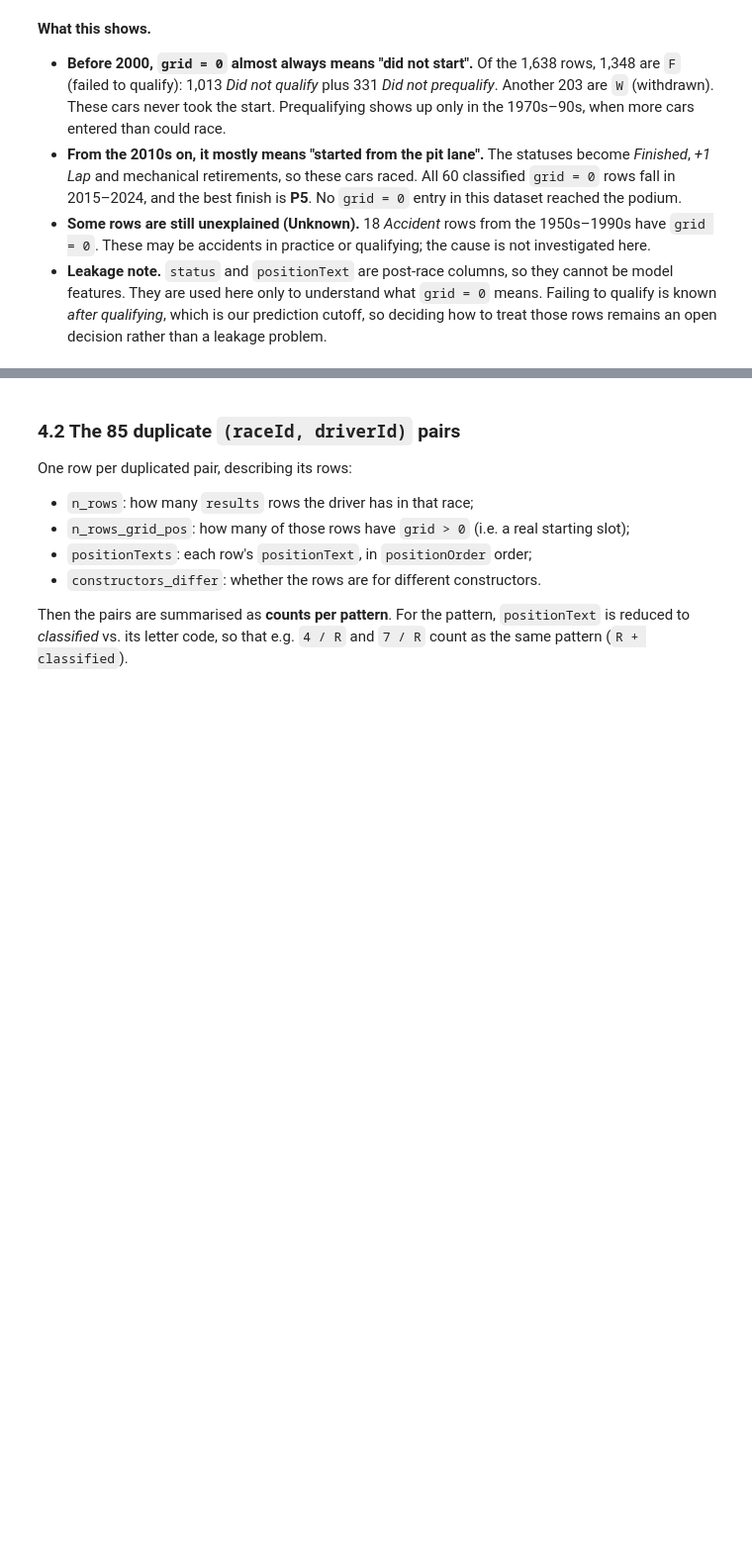
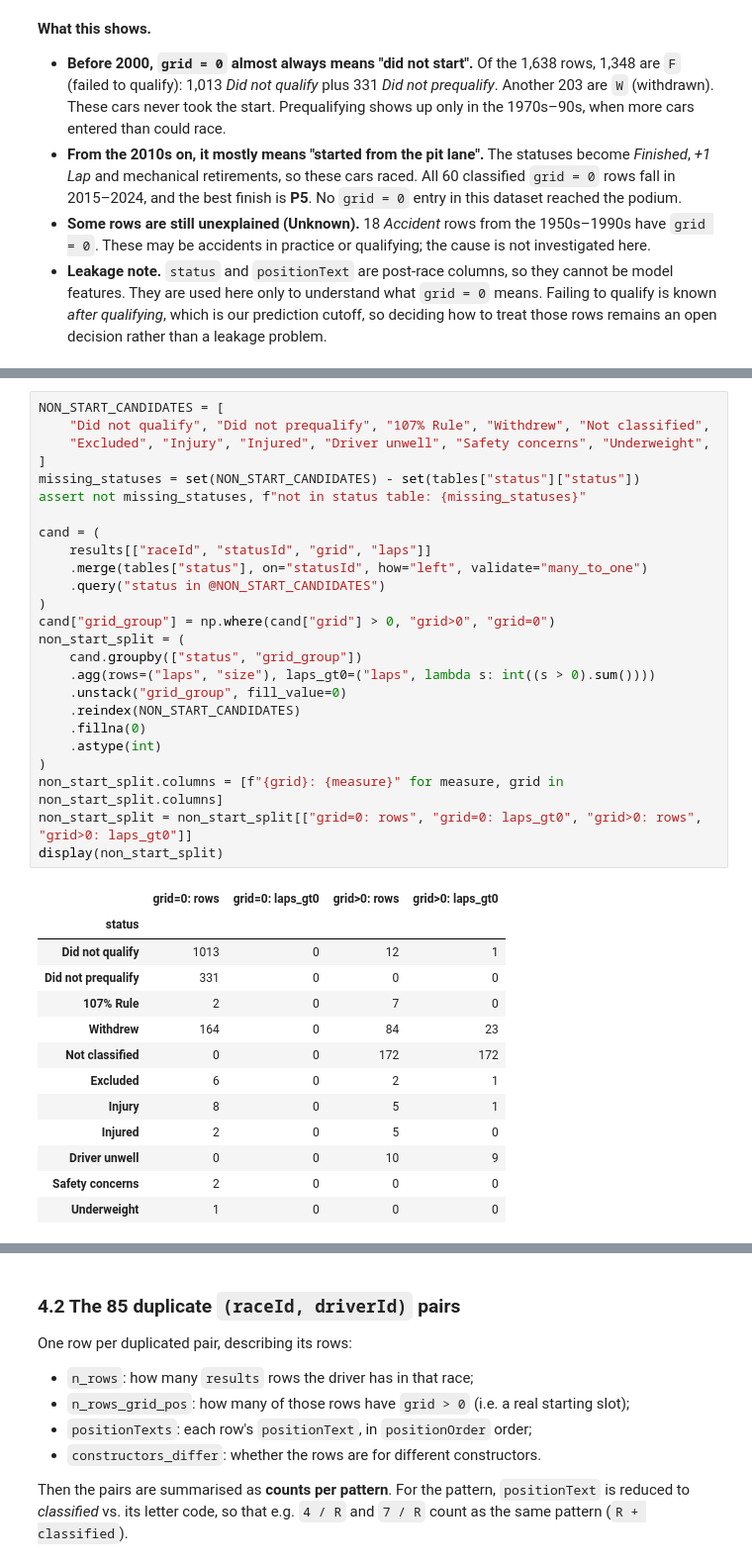
Before and after one commit to YShimy/f1-podium, a Jupyter notebook: notebooks/milestone1.ipynb, the cells around one changed output, grey strips where cells are left out. Shown at 99% size. Saved outputs shown, nothing was run; the diff lists cells and outputs as text; blank space fills up the shorter version.

```diff
--- a/notebooks/milestone1.ipynb
+++ b/notebooks/milestone1.ipynb
@@ -500,0 +515,39 @@ display(crosstab_by_decade("positionText_group"))
+# %%
+NON_START_CANDIDATES = [
+    "Did not qualify", "Did not prequalify", "107% Rule", "Withdrew", "Not classified",
+    "Excluded", "Injury", "Injured", "Driver unwell", "Safety concerns", "Underweight",
+]
+missing_statuses = set(NON_START_CANDIDATES) - set(tables["status"]["status"])
+assert not missing_statuses, f"not in status table: {missing_statuses}"
+
+cand = (
+    results[["raceId", "statusId", "grid", "laps"]]
+    .merge(tables["status"], on="statusId", how="left", validate="many_to_one")
+    .query("status in @NON_START_CANDIDATES")
+)
+cand["grid_group"] = np.where(cand["grid"] > 0, "grid>0", "grid=0")
+non_start_split = (
+    cand.groupby(["status", "grid_group"])
+    .agg(rows=("laps", "size"), laps_gt0=("laps", lambda s: int((s > 0).sum())))
+    .unstack("grid_group", fill_value=0)
+    .reindex(NON_START_CANDIDATES)
+    .fillna(0)
+    .astype(int)
+)
+non_start_split.columns = [f"{grid}: {measure}" for measure, grid in non_start_split.columns]
+non_start_split = non_start_split[["grid=0: rows", "grid=0: laps_gt0", "grid>0: rows", "grid>0: laps_gt0"]]
+display(non_start_split)
+# %% [output]
+|  | grid=0: rows | grid=0: laps_gt0 | grid>0: rows | grid>0: laps_gt0 |
+| status |  |  |  |  |
+| Did not qualify | 1013 | 0 | 12 | 1 |
+| Did not prequalify | 331 | 0 | 0 | 0 |
+| 107% Rule | 2 | 0 | 7 | 0 |
+| Withdrew | 164 | 0 | 84 | 23 |
+| Not classified | 0 | 0 | 172 | 172 |
+| Excluded | 6 | 0 | 2 | 1 |
+| Injury | 8 | 0 | 5 | 1 |
+| Injured | 2 | 0 | 5 | 0 |
+| Driver unwell | 0 | 0 | 10 | 9 |
+| Safety concerns | 2 | 0 | 0 | 0 |
+| Underweight | 1 | 0 | 0 | 0 |
```
Also changed, not shown: parts of 7 cells of this notebook, 1 other file.
